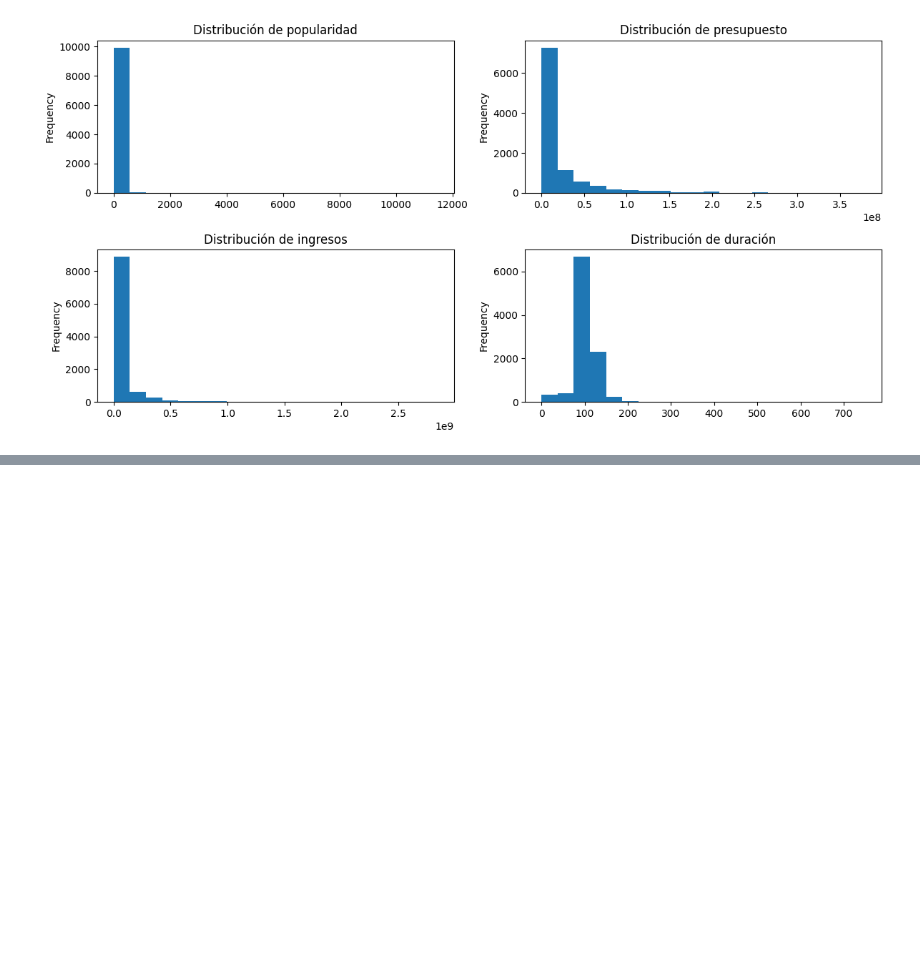
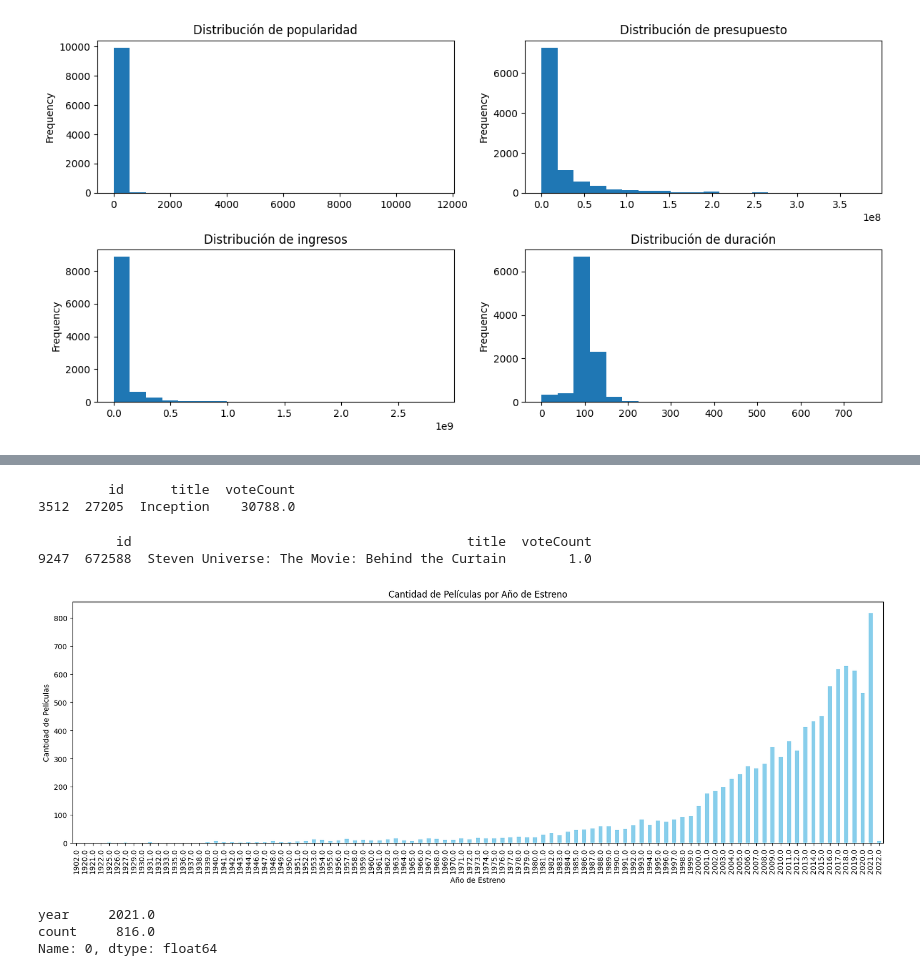
Before and after one commit to Sebas021210/HT1-MD, a Jupyter notebook: HT1.ipynb, the cells around one changed output, grey strips where cells are left out. Cells and saved outputs as stored; diff of their text form; code cells hidden in the pictures; blank space fills up the shorter version.

```diff
--- a/HT1.ipynb
+++ b/HT1.ipynb
@@ -17,4 +9,4 @@ please provide us feedback at https://github.com/pandas-dev/pandas/issues/54466
 # %% [markdown]
 ## Importar datos
 # %%
-datos = pd.read_csv('movies.csv')
+datos = pd.read_csv('moviesMD.csv')
@@ -116,3 +144,42 @@ plt.show()
+# %%
+#Pelicula con mas votos
+masVotos = datos.sort_values(by='voteCount', ascending=False).head(1)
+masVotos = masVotos[['id', 'title', 'voteCount']]
+print(masVotos)
+# %% [output]
+         id      title  voteCount
+3512  27205  Inception    30788.0
+# %%
+#Pelicula con menos votos
+menosVotos = datos.sort_values(by='voteCount', ascending=True).head(1)
+menosVotos = menosVotos[['id', 'title', 'voteCount']]
+print(menosVotos)
+# %% [output]
+          id                                           title  voteCount
+9247  672588  Steven Universe: The Movie: Behind the Curtain        1.0
+# %%
+#Grafico de barras de la cantidad de peliculas por año
+datos['releaseDate'] = pd.to_datetime(datos['releaseDate'])
+peliculasDate = datos.groupby(datos['releaseDate'].dt.year)['releaseDate'].count()
+plt.figure(figsize=(20, 6))
+peliculasDate.plot(kind='bar', color='skyblue')
+plt.title('Cantidad de Películas por Año de Estreno')
+plt.xlabel('Año de Estreno')
+plt.ylabel('Cantidad de Películas')
+plt.show()
+# %% [output]
+[figure, added]
+# %%
+#Año con mas peliculas
+datos['releaseDate'] = pd.to_datetime(datos['releaseDate'])
+datePeliculas = datos['releaseDate'].dt.year.value_counts().reset_index()
+datePeliculas.columns = ['year', 'count']
+masPeliculas = datePeliculas.iloc[0]
+print(masPeliculas)
+# %% [output]
+year     2021.0
+count     816.0
+Name: 0, dtype: float64
 # %%
 #Genero principal de peliculas
 datos['releaseDate'] = pd.to_datetime(datos['releaseDate'])
```
Also changed, not shown: parts of 12 cells of this notebook, 1 other file.
